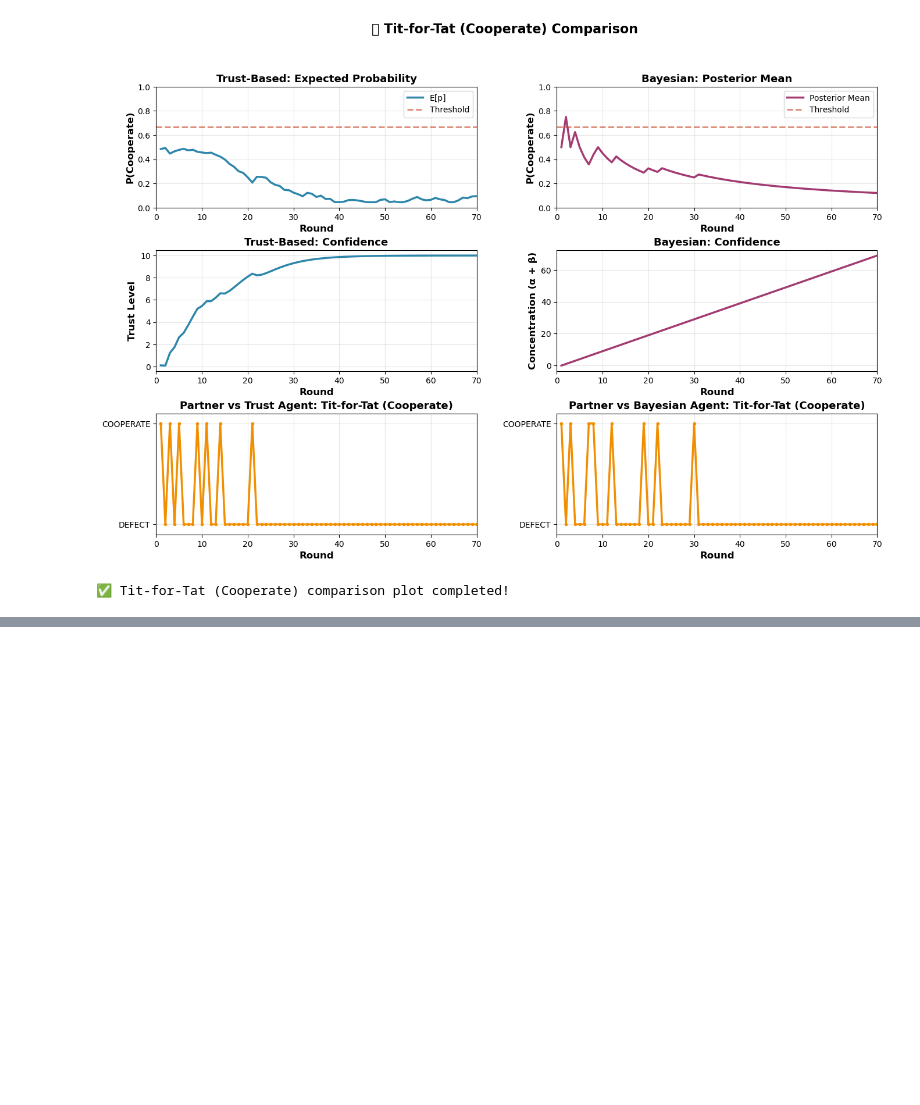
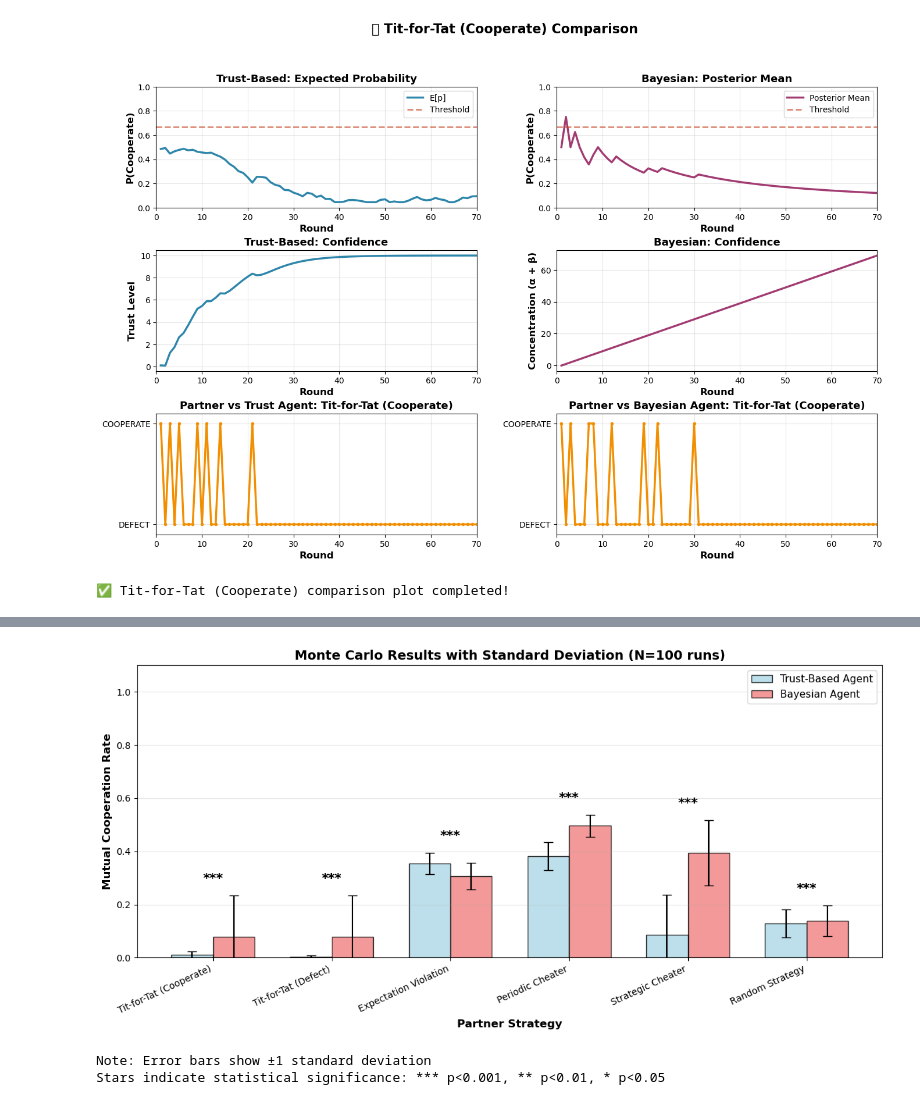
Before and after one commit to Mobinzarreh/trust-bayesian-agent-comparison, a Jupyter notebook: Trust_updated_focal_stoch_Betray.ipynb, the cells around one changed output, grey strips where cells are left out. Cells and saved outputs as stored; diff of their text form; code cells hidden in the pictures; blank space fills up the shorter version.

Commit message:
Add Strategic Cheater to Monte Carlo analysis with box plot and scatter plot visualizations

```diff
--- a/Trust_updated_focal_stoch_Betray.ipynb
+++ b/Trust_updated_focal_stoch_Betray.ipynb
@@ -3548,0 +3740,20 @@ Ties:                 3 partners
+# %%
+# Run Monte Carlo simulations for each partner
+mc_results = {}
+
+for partner_name, partner_obj in monte_carlo_partners:
+    result = run_monte_carlo_comparison(
+        partner_obj=partner_obj,
+        partner_name=partner_name,
+        num_runs=NUM_MONTE_CARLO_RUNS,
+        num_rounds=num_rounds,
+        base_seed=MC_SEED,
+        memory_discount=discount_factor,
+        trust_smoothing=trust_smoothing
+    )
+    mc_results[partner_name] = result
+    print()
+
+print("="*80)
+print(" All Monte Carlo simulations complete!")
+print("="*80)
@@ -3548,0 +3884,46 @@ Ties:                 3 partners
+# %%
+# Visualization 3: Variance and confidence intervals comparison
+fig, ax = plt.subplots(figsize=(12, 6))
+
+partners_list = [p[0] for p in monte_carlo_partners]
+x = np.arange(len(partners_list))
+width = 0.35
+
+trust_means = [mc_results[p]['stats']['trust_mean_mutual'] for p in partners_list]
+trust_stds = [mc_results[p]['stats']['trust_std_mutual'] for p in partners_list]
+bayes_means = [mc_results[p]['stats']['bayes_mean_mutual'] for p in partners_list]
+bayes_stds = [mc_results[p]['stats']['bayes_std_mutual'] for p in partners_list]
+
+# Bars with error bars (showing standard deviation)
+bars1 = ax.bar(x - width/2, trust_means, width, label='Trust-Based Agent',
+               yerr=trust_stds, capsize=5, alpha=0.8, color='lightblue', edgecolor='black')
+bars2 = ax.bar(x + width/2, bayes_means, width, label='Bayesian Agent',
+               yerr=bayes_stds, capsize=5, alpha=0.8, color='lightcoral', edgecolor='black')
+
+# Add significance stars
+for i, partner_name in enumerate(partners_list):
+    p_val = mc_results[partner_name]['stats']['p_value_mutual']
+    sig_text = '***' if p_val < 0.001 else '**' if p_val < 0.01 else '*' if p_val < 0.05 else ''
+    if sig_text:
+        y_pos = max(trust_means[i] + trust_stds[i], bayes_means[i] + bayes_stds[i]) + 0.05
+        ax.text(i, y_pos, sig_text, ha='center', fontsize=14, fontweight='bold')
+
+ax.set_xlabel('Partner Strategy', fontsize=12, fontweight='bold')
+ax.set_ylabel('Mutual Cooperation Rate', fontsize=12, fontweight='bold')
+ax.set_title(f'Monte Carlo Results with Standard Deviation (N={NUM_MONTE_CARLO_RUNS} runs)',
+             fontsize=14, fontweight='bold')
+ax.set_xticks(x)
+ax.set_xticklabels(partners_list, rotation=25, ha='right')
+ax.legend(fontsize=11)
+ax.set_ylim(0, 1.1)
+ax.grid(axis='y', alpha=0.3)
+
+plt.tight_layout()
+plt.show()
+
+print("\nNote: Error bars show ±1 standard deviation")
+print("Stars indicate statistical significance: *** p<0.001, ** p<0.01, * p<0.05")
+# %% [output]
+[figure, added]
+Note: Error bars show ±1 standard deviation
+Stars indicate statistical significance: *** p<0.001, ** p<0.01, * p<0.05
```
Also changed, not shown: parts of 9 cells of this notebook.
